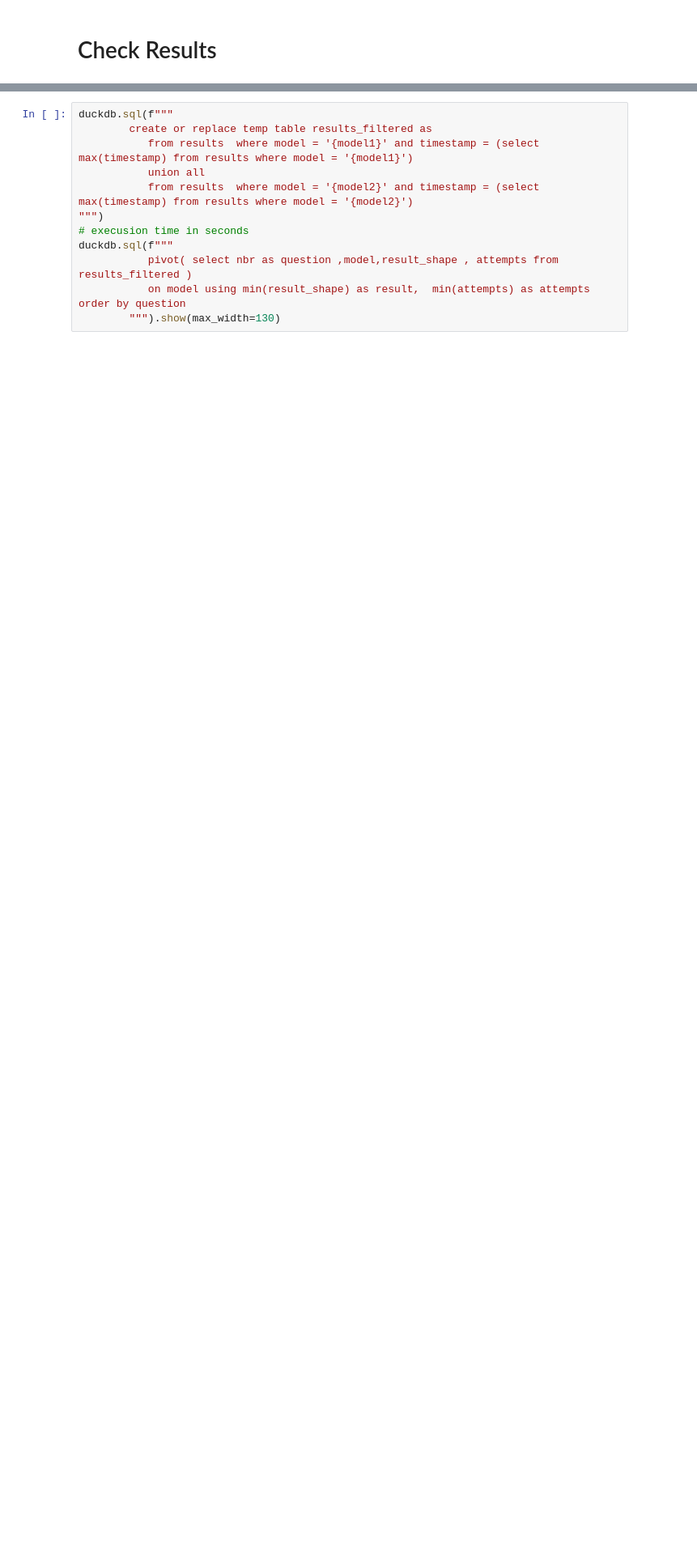
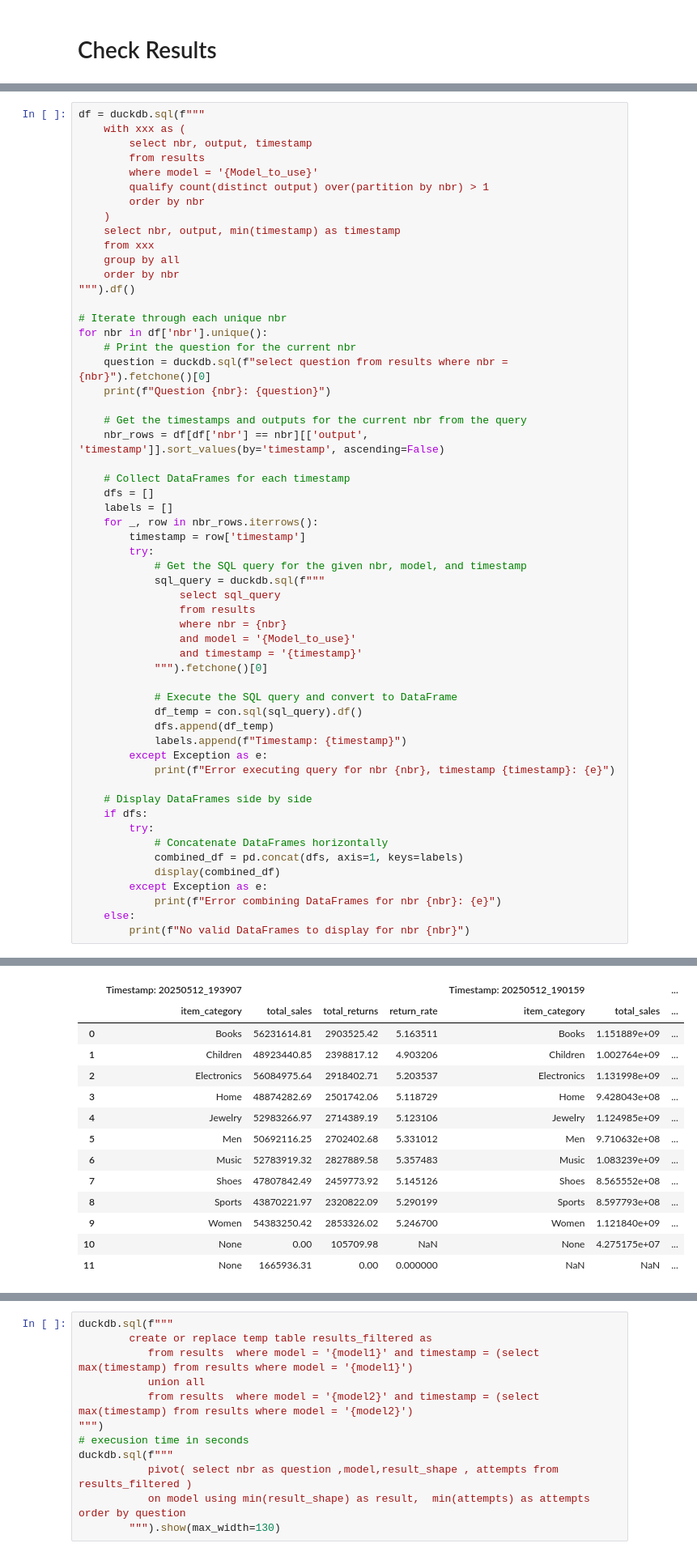
Before and after one commit to djouallah/semantic_sql_testing, a Jupyter notebook: SLM_SQL_test.ipynb, the cells around one changed output, grey strips where cells are left out. Shown at 81% size. Saved outputs shown, nothing was run; the diff lists cells and outputs as text; blank space fills up the shorter version.

```diff
--- a/SLM_SQL_test.ipynb
+++ b/SLM_SQL_test.ipynb
@@ -476,0 +327,57 @@ close the excel file or tey again.
+# %%
+df = duckdb.sql(f"""
+    with xxx as (
+        select nbr, output, timestamp
+        from results
+        where model = '{Model_to_use}'
+        qualify count(distinct output) over(partition by nbr) > 1
+        order by nbr
+    )
+    select nbr, output, min(timestamp) as timestamp
+    from xxx
+    group by all
+    order by nbr
+""").df()
+
+# Iterate through each unique nbr
+for nbr in df['nbr'].unique():
+    # Print the question for the current nbr
+    question = duckdb.sql(f"select question from results where nbr = {nbr}").fetchone()[0]
+    print(f"Question {nbr}: {question}")
+
+    # Get the timestamps and outputs for the current nbr from the query
+    nbr_rows = df[df['nbr'] == nbr][['output', 'timestamp']].sort_values(by='timestamp', ascending=False)
+
+    # Collect DataFrames for each timestamp
+    dfs = []
+    labels = []
+    for _, row in nbr_rows.iterrows():
+        timestamp = row['timestamp']
+        try:
+            # Get the SQL query for the given nbr, model, and timestamp
+            sql_query = duckdb.sql(f"""
+                select sql_query
+                from results
+                where nbr = {nbr}
+                and model = '{Model_to_use}'
+                and timestamp = '{timestamp}'
+            """).fetchone()[0]
+
+            # Execute the SQL query and convert to DataFrame
+            df_temp = con.sql(sql_query).df()
+            dfs.append(df_temp)
+            labels.append(f"Timestamp: {timestamp}")
+        except Exception as e:
+            print(f"Error executing query for nbr {nbr}, timestamp {timestamp}: {e}")
+
+    # Display DataFrames side by side
+    if dfs:
+        try:
+            # Concatenate DataFrames horizontally
+            combined_df = pd.concat(dfs, axis=1, keys=labels)
+            display(combined_df)
+        except Exception as e:
+            print(f"Error combining DataFrames for nbr {nbr}: {e}")
+    else:
+        print(f"No valid DataFrames to display for nbr {nbr}")
+# %% [output]
@@ -476,0 +405,14 @@ close the excel file or tey again.
+|  | Timestamp: 20250512_193907 |  |  |  | Timestamp: 20250512_190159 |  | ... |
+|  | item_category | total_sales | total_returns | return_rate | item_category | total_sales | ... |
+| 0 | Books | 56231614.81 | 2903525.42 | 5.163511 | Books | 1.151889e+09 | ... |
+| 1 | Children | 48923440.85 | 2398817.12 | 4.903206 | Children | 1.002764e+09 | ... |
+| 2 | Electronics | 56084975.64 | 2918402.71 | 5.203537 | Electronics | 1.131998e+09 | ... |
+| 3 | Home | 48874282.69 | 2501742.06 | 5.118729 | Home | 9.428043e+08 | ... |
+| 4 | Jewelry | 52983266.97 | 2714389.19 | 5.123106 | Jewelry | 1.124985e+09 | ... |
+| 5 | Men | 50692116.25 | 2702402.68 | 5.331012 | Men | 9.710632e+08 | ... |
+| 6 | Music | 52783919.32 | 2827889.58 | 5.357483 | Music | 1.083239e+09 | ... |
+| 7 | Shoes | 47807842.49 | 2459773.92 | 5.145126 | Shoes | 8.565552e+08 | ... |
+| 8 | Sports | 43870221.97 | 2320822.09 | 5.290199 | Sports | 8.597793e+08 | ... |
+| 9 | Women | 54383250.42 | 2853326.02 | 5.246700 | Women | 1.121840e+09 | ... |
+| 10 | None | 0.00 | 105709.98 | NaN | None | 4.275175e+07 | ... |
+| 11 | None | 1665936.31 | 0.00 | 0.000000 | NaN | NaN | ... |
```
Also changed, not shown: parts of 10 cells of this notebook.
